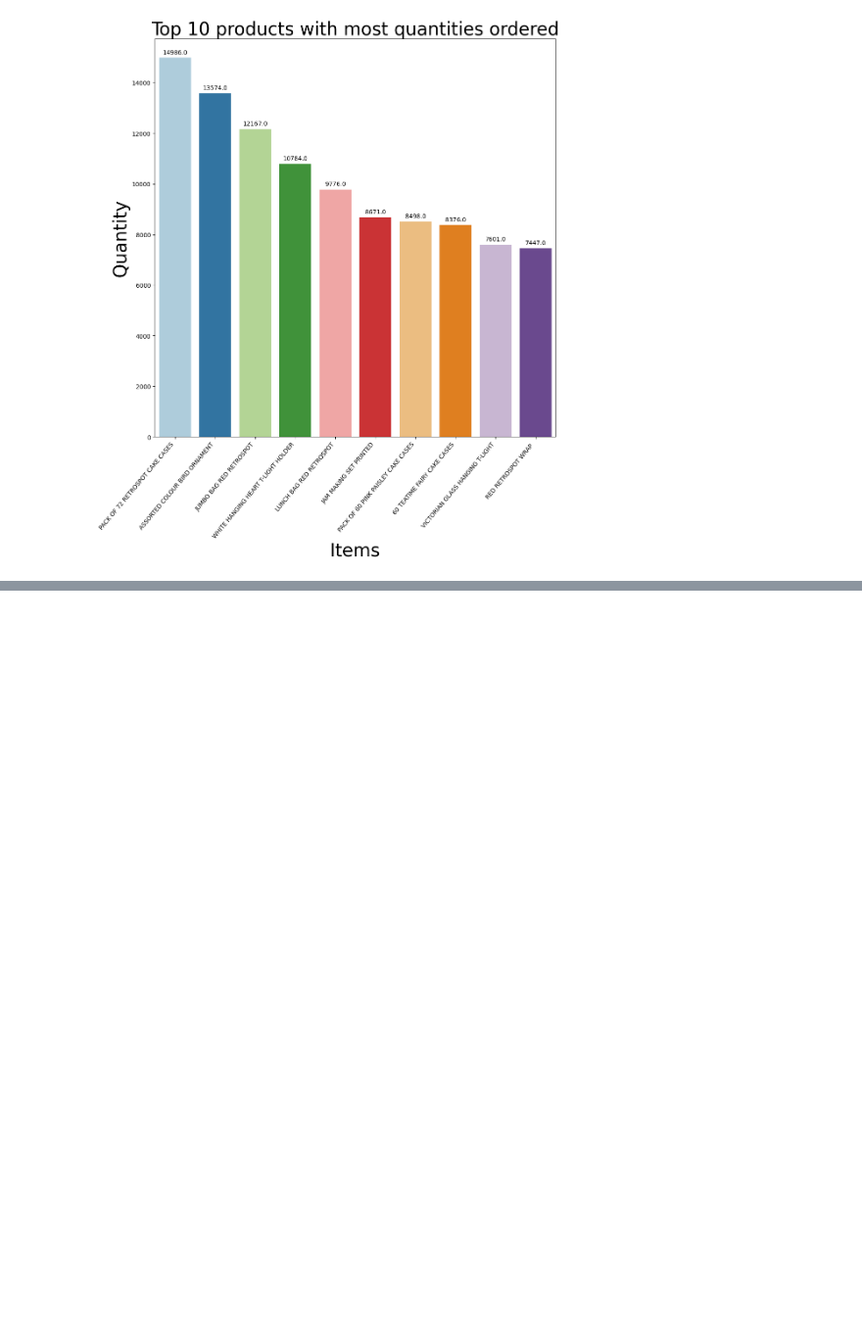
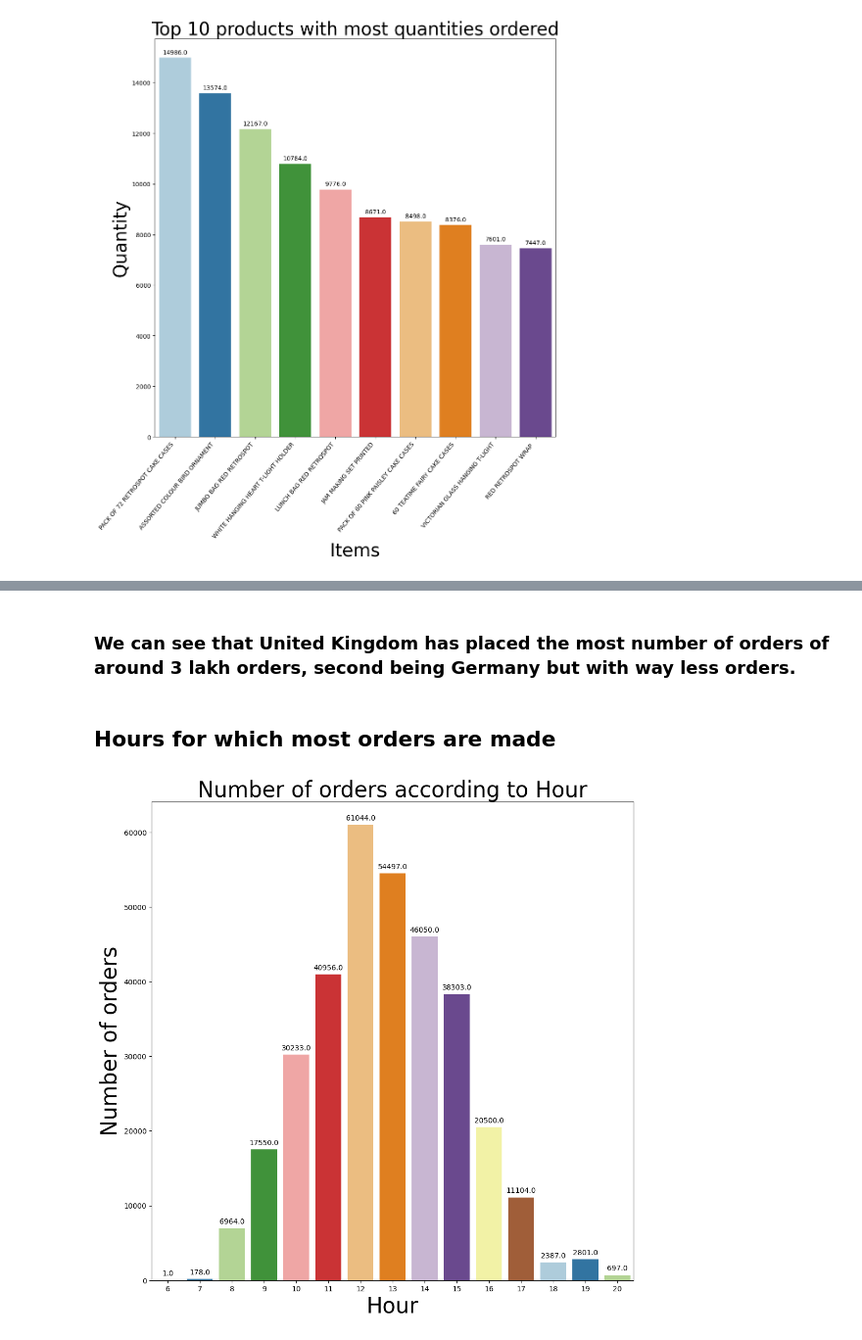
Before and after one commit to vishant750/Online_Retail_Customer_Segmentation, a Jupyter notebook: Online_Retail_Customer_Segmentation.ipynb, the cells around one changed output, grey strips where cells are left out. Shown at 98% size. Cells and saved outputs as stored; diff of their text form; code cells hidden in the pictures; blank space fills up the shorter version.

```diff
--- a/Online_Retail_Customer_Segmentation.ipynb
+++ b/Online_Retail_Customer_Segmentation.ipynb
@@ -354,0 +380,9 @@ data_visulalization(product_quantity,x='Description',y='Quantity',x_label='Items
+# %% [markdown]
+### We can see that United Kingdom has placed the most number of orders of around 3 lakh orders, second being Germany but with way less orders.
+# %% [markdown]
+## **Hours for which most orders are made**
+# %%
+hour_df=customer_segmentation_df['Hour'].value_counts().reset_index().sort_values('Hour',ascending=False)[0:24]
+data_visulalization(hour_df,x='index',y='Hour',x_label='Hour',y_label='Number of orders',title='Number of orders according to Hour',rotation=False)
+# %% [output]
+[figure, added]
```
Also changed, not shown: parts of 25 cells of this notebook.
